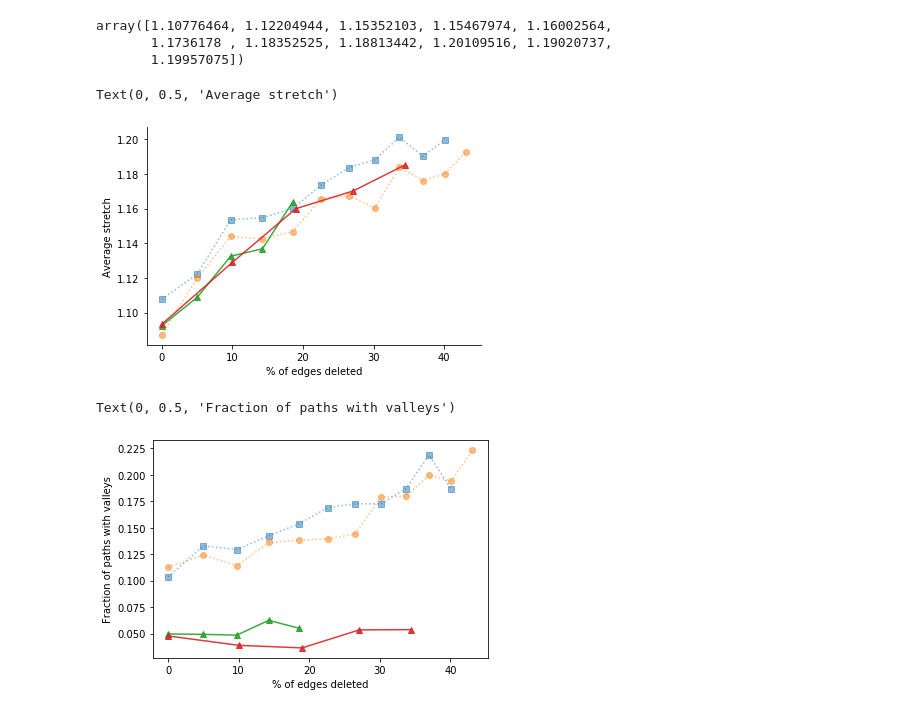
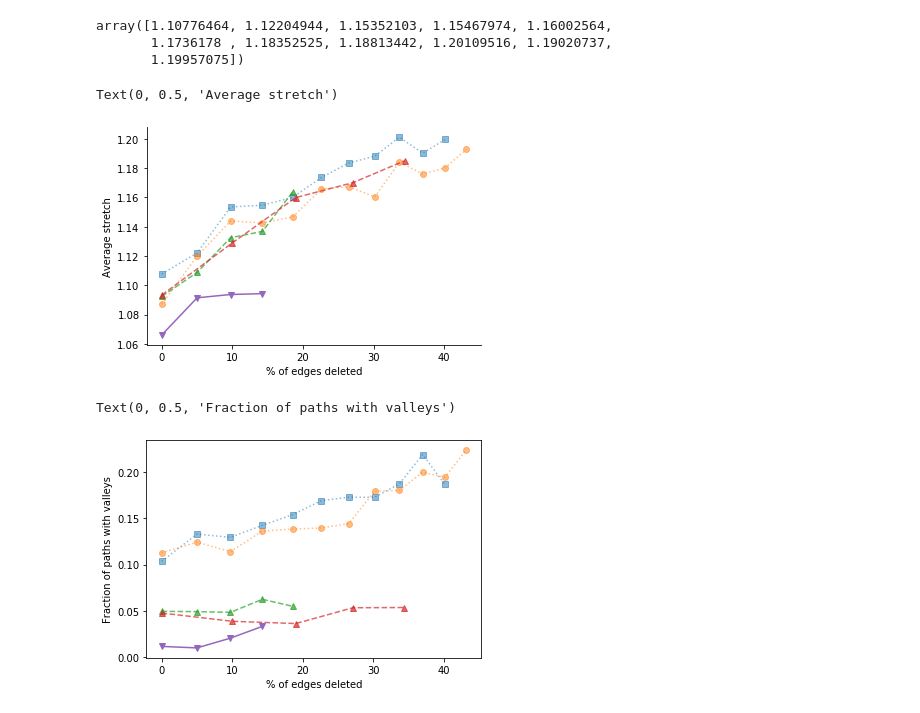
Before and after one commit to dedis/student_20_compactInternet, a Jupyter notebook: TZ_metrics.ipynb, the cells around one changed output. Cells and saved outputs as stored; diff of their text form; code cells hidden in the pictures.

```diff
--- a/TZ_metrics.ipynb
+++ b/TZ_metrics.ipynb
@@ -255,6 +301,7 @@ def crunch_cumulative_deletions(filename):
 # %%
 # For each simulation, it stores ([[Stretch_by_round, With_valley_by_round] for rounds], samples_num_for_first_round)
 cumulative_simulations = {
+    "GRP-3x.05": crunch_cumulative_deletions("./simulation/data/cumulative-deletions-GRP-3x.05-GCloud.csv"),
     "GR-4x.05": crunch_cumulative_deletions("./simulation/data/cumulative-deletions-GR-4x.05-GCloud-(2).csv"),
     "GR-4x.10": crunch_cumulative_deletions("./simulation/data/cumulative-deletions-GR-4x.10-GCloud.csv"),
     "8x.05" :crunch_cumulative_deletions("./simulation/data/cumulative-deletions-8x.05.csv"),
@@ -277,20 +324,22 @@ plt.gca().spines['top'].set_visible(False)
 plt.gca().spines['right'].set_visible(False)
 plt.plot(calculate_x_labels(.05, 11), cumulative_simulations["10x.05"][0][:,0], ':s', alpha=.5, zorder=4)
 plt.plot(calculate_x_labels(.05, 12), cumulative_simulations["12x.05"][0][:,0], ':o', alpha=.5, zorder=4)
-plt.plot(calculate_x_labels(.05, 5), cumulative_simulations["GR-4x.05"][0][:,0], '-^', alpha=.9, zorder=10)
-plt.plot(calculate_x_labels(.1, 5), cumulative_simulations["GR-4x.10"][0][:,0], '-^', alpha=.9, zorder=10)
+plt.plot(calculate_x_labels(.05, 5), cumulative_simulations["GR-4x.05"][0][:,0], '--^', alpha=.7, zorder=10)
+plt.plot(calculate_x_labels(.1, 5), cumulative_simulations["GR-4x.10"][0][:,0], '--^', alpha=.7, zorder=10)
+plt.plot(calculate_x_labels(.05, 4), cumulative_simulations["GRP-3x.05"][0][:,0], '-v', alpha=1, zorder=15)
 plt.xlabel("% of edges deleted")
 plt.ylabel("Average stretch")
 # %% [output]
 Text(0, 0.5, 'Average stretch')
-[figure, old version]
+[figure, new version]
 # %%
 plt.plot(calculate_x_labels(.05, 11), cumulative_simulations["10x.05"][0][:,1], ':s', alpha=.5, zorder=4)
 plt.plot(calculate_x_labels(.05, 12), cumulative_simulations["12x.05"][0][:,1], ':o', alpha=.5, zorder=4)
-plt.plot(calculate_x_labels(.05, 5), cumulative_simulations["GR-4x.05"][0][:,1], '-^', alpha=.9, zorder=10)
-plt.plot(calculate_x_labels(.1, 5), cumulative_simulations["GR-4x.10"][0][:,1], '-^', alpha=.9, zorder=10)
+plt.plot(calculate_x_labels(.05, 5), cumulative_simulations["GR-4x.05"][0][:,1], '--^', alpha=.7, zorder=10)
+plt.plot(calculate_x_labels(.1, 5), cumulative_simulations["GR-4x.10"][0][:,1], '--^', alpha=.7, zorder=10)
+plt.plot(calculate_x_labels(.05, 4), cumulative_simulations["GRP-3x.05"][0][:,1], '-v', alpha=1, zorder=15)
 plt.xlabel("% of edges deleted")
 plt.ylabel("Fraction of paths with valleys")
 # %% [output]
 Text(0, 0.5, 'Fraction of paths with valleys')
-[figure, old version]
+[figure, new version]
```
Also changed, not shown: parts of 26 cells of this notebook, 6 other files.
